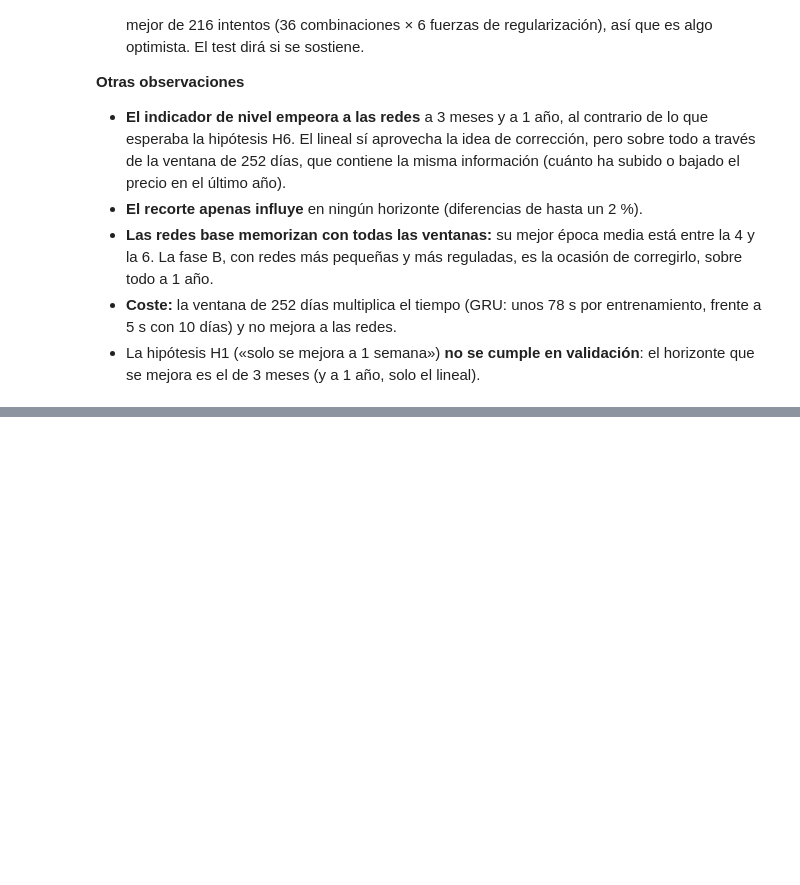
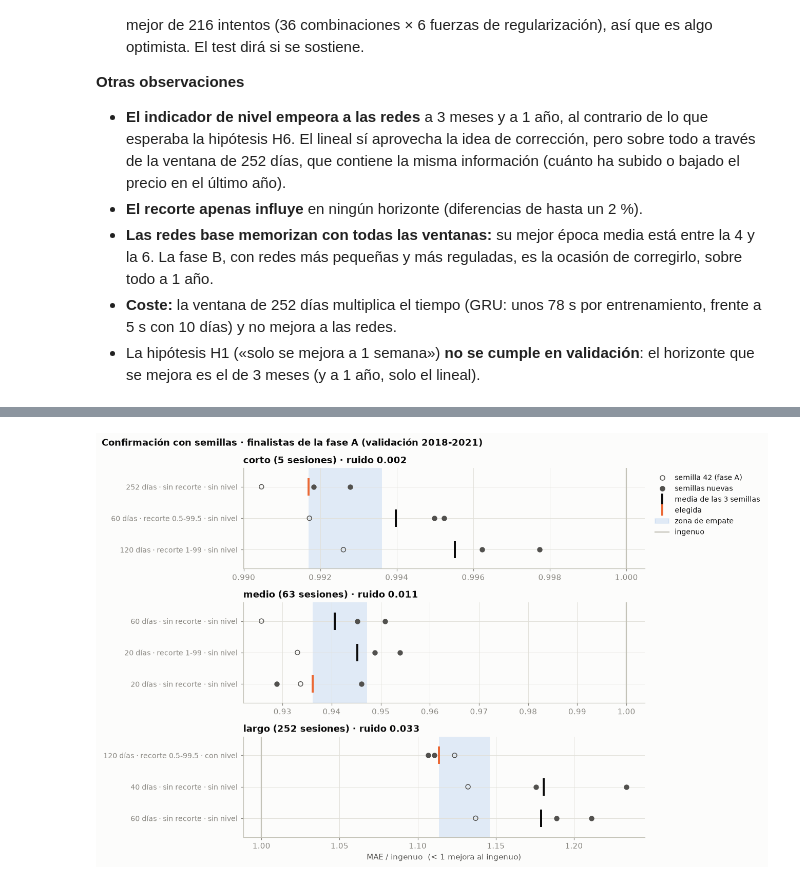
Before and after one commit to PabloJimenezGirardeau/Caso-Oil-Price, a Jupyter notebook: notebooks/03_modelado.ipynb, the cells around one changed output, grey strips where cells are left out. Cells and saved outputs as stored; diff of their text form; code cells hidden in the pictures; blank space fills up the shorter version.

```diff
--- a/notebooks/03_modelado.ipynb
+++ b/notebooks/03_modelado.ipynb
@@ -440,0 +454,17 @@ Mejor modelo lineal de cada horizonte, año a año (MAE / ingenuo):
+# %%
+finalistas = ex.finalistas(resultados)
+claves_fin = pd.DataFrame([{**f, "recorte": ex.nombre_recorte(f["recorte"])} for f in finalistas])
+nuevas = pd.read_csv(config.DIR_RESULTADOS / "fase_a_semillas.csv", on_bad_lines="skip").dropna(subset=["MAE"])
+con_42 = redes_crudo.merge(claves_fin[ex.CLAVE_DATOS], on=ex.CLAVE_DATOS)
+todas = pd.concat([con_42, nuevas], ignore_index=True)
+todas["semilla"] = todas["semilla"].astype(int)
+SEMILLAS = sorted(todas["semilla"].unique())
+print(f"Entrenamientos: {len(todas)} de {len(con_42) * len([config.SEMILLA, *config.SEMILLAS_EXTRA])} "
+      f"(semilla 42, de la fase A: {len(con_42)} · semillas nuevas: {len(nuevas)})")
+
+# «MAE / ingenuo» de cada finalista, red y semilla (juntando los pliegues), y media de las tres redes
+por_semilla = ex.resumir(todas, por=["semilla"])
+orden = pd.MultiIndex.from_frame(claves_fin[ex.CLAVE_DATOS])
+media_redes = (por_semilla.groupby(ex.CLAVE_DATOS + ["semilla"])["MAE / ingenuo"].mean()
+               .unstack("semilla").reindex(orden))
+decisiones = {h: ex.decidir(media_redes.loc[h]) for h in config.HORIZONTES}
@@ -440,0 +477,35 @@ Mejor modelo lineal de cada horizonte, año a año (MAE / ingenuo):
+# %%
+from matplotlib.lines import Line2D
+from matplotlib.patches import Patch
+
+fig, axes = plt.subplots(3, 1, figsize=(12, 7.8))
+for ax, h in zip(axes, config.HORIZONTES):
+    tabla, ruido = decisiones[h]
+    y = np.arange(len(tabla))[::-1]   # la mejor de la fase A, arriba
+    mejor = tabla["media"].min()
+    ax.axvspan(mejor, mejor + ruido, color=C["azul"], alpha=0.13, lw=0)
+    ax.axvline(1, color=EJE, lw=1.5)
+    for yi, (_, fila) in zip(y, tabla.iterrows()):
+        for s in SEMILLAS:
+            ax.scatter(fila[s], yi, s=34, zorder=3, color=TINTA_2,
+                       facecolor="none" if s == config.SEMILLA else TINTA_2)
+        ax.scatter(fila["media"], yi, marker="|", s=500, lw=2.6, zorder=4,
+                   color=C["naranja"] if fila["elegida"] else TINTA)
+    ax.set_yticks(y, [f"{v} días · {'sin recorte' if r == 'ninguno' else 'recorte ' + r} · "
+                      f"{'con' if n else 'sin'} nivel" for v, r, n in tabla.index], fontsize=9)
+    ax.set_ylim(-0.6, len(tabla) - 0.4)
+    ax.set_title(f"{h} ({config.HORIZONTES[h]} sesiones) · ruido {ruido:.3f}")
+axes[-1].set_xlabel("MAE / ingenuo  (< 1 mejora al ingenuo)")
+leyenda = [Line2D([], [], marker="o", ls="", mfc="none", mec=TINTA_2, label="semilla 42 (fase A)"),
+           Line2D([], [], marker="o", ls="", color=TINTA_2, label="semillas nuevas"),
+           Line2D([], [], marker="|", ls="", ms=14, mew=2.6, color=TINTA, label="media de las 3 semillas"),
+           Line2D([], [], marker="|", ls="", ms=14, mew=2.6, color=C["naranja"], label="elegida"),
+           Patch(color=C["azul"], alpha=0.13, label="zona de empate"),
+           Line2D([], [], color=EJE, lw=1.5, label="ingenuo")]
+axes[0].legend(handles=leyenda, loc="upper left", bbox_to_anchor=(1.01, 1.0), fontsize=9)
+fig.suptitle("Confirmación con semillas · finalistas de la fase A (validación 2018-2021)",
+             x=0.01, ha="left", fontweight="bold")
+plt.tight_layout()
+plt.show()
+# %% [output]
+[figure, added]
```
Also changed, not shown: parts of 30 cells of this notebook, 14 other files.
